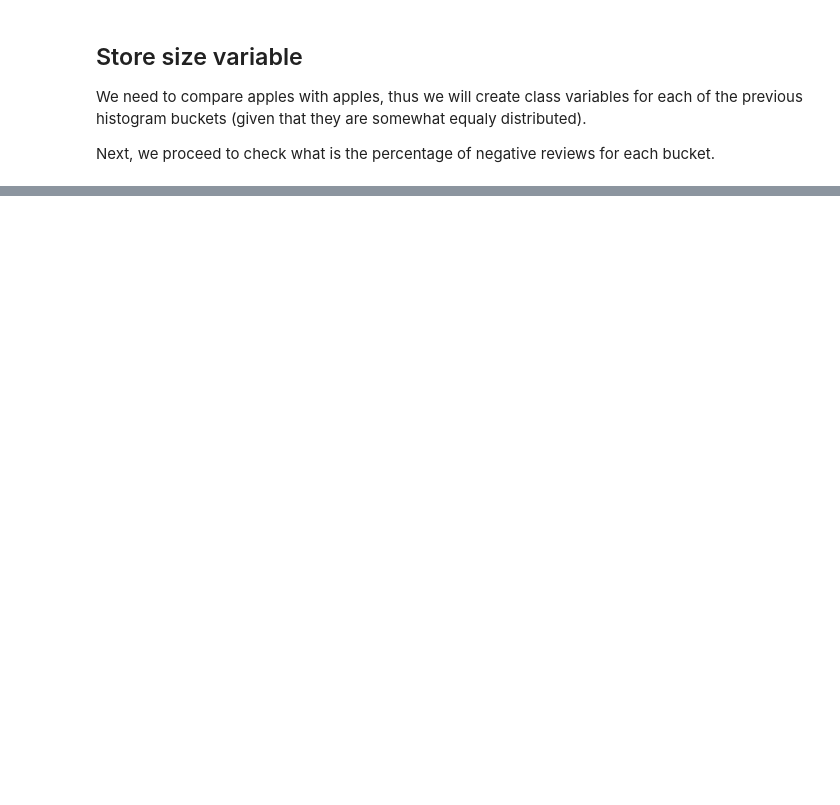
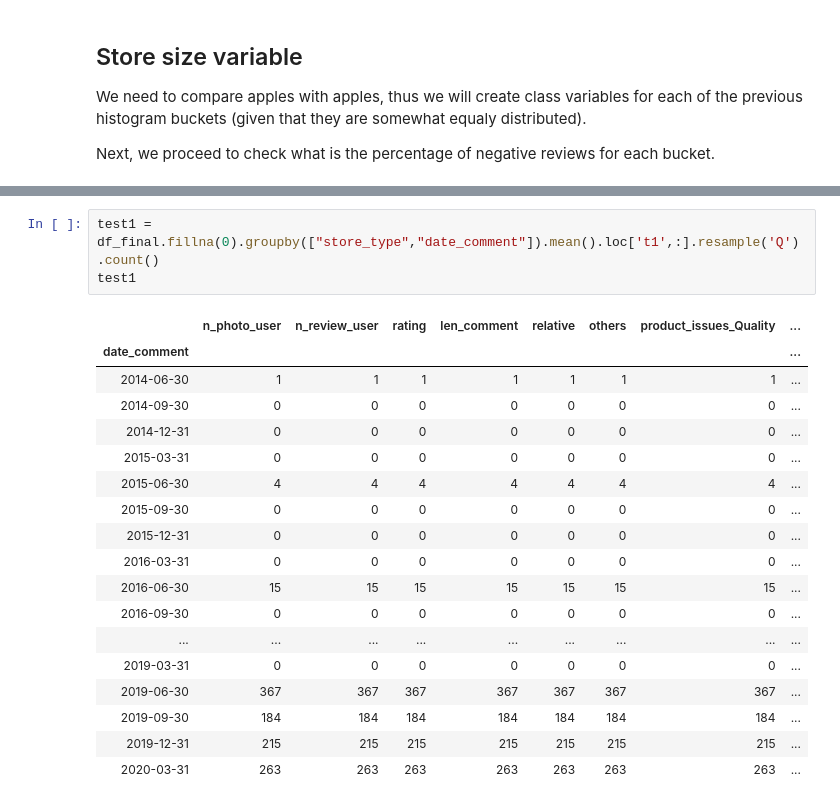
Before and after one commit to SPTime19/notebooks, a Jupyter notebook: EDA/PersistentProblems.ipynb, the cells around one changed output, grey strips where cells are left out. Cells and saved outputs as stored; diff of their text form; blank space fills up the shorter version.

```diff
--- a/EDA/PersistentProblems.ipynb
+++ b/EDA/PersistentProblems.ipynb
@@ -224,0 +230,22 @@ dff.resample('M').sum()
+# %%
+test1 = df_final.fillna(0).groupby(["store_type","date_comment"]).mean().loc['t1',:].resample('Q').count()
+test1
+# %% [output]
+|  | n_photo_user | n_review_user | rating | len_comment | relative | others | product_issues_Quality | ... |
+| date_comment |  |  |  |  |  |  |  | ... |
+| 2014-06-30 | 1 | 1 | 1 | 1 | 1 | 1 | 1 | ... |
+| 2014-09-30 | 0 | 0 | 0 | 0 | 0 | 0 | 0 | ... |
+| 2014-12-31 | 0 | 0 | 0 | 0 | 0 | 0 | 0 | ... |
+| 2015-03-31 | 0 | 0 | 0 | 0 | 0 | 0 | 0 | ... |
+| 2015-06-30 | 4 | 4 | 4 | 4 | 4 | 4 | 4 | ... |
+| 2015-09-30 | 0 | 0 | 0 | 0 | 0 | 0 | 0 | ... |
+| 2015-12-31 | 0 | 0 | 0 | 0 | 0 | 0 | 0 | ... |
+| 2016-03-31 | 0 | 0 | 0 | 0 | 0 | 0 | 0 | ... |
+| 2016-06-30 | 15 | 15 | 15 | 15 | 15 | 15 | 15 | ... |
+| 2016-09-30 | 0 | 0 | 0 | 0 | 0 | 0 | 0 | ... |
+| ... | ... | ... | ... | ... | ... | ... | ... | ... |
+| 2019-03-31 | 0 | 0 | 0 | 0 | 0 | 0 | 0 | ... |
+| 2019-06-30 | 367 | 367 | 367 | 367 | 367 | 367 | 367 | ... |
+| 2019-09-30 | 184 | 184 | 184 | 184 | 184 | 184 | 184 | ... |
+| 2019-12-31 | 215 | 215 | 215 | 215 | 215 | 215 | 215 | ... |
+| 2020-03-31 | 263 | 263 | 263 | 263 | 263 | 263 | 263 | ... |
```
Also changed, not shown: parts of 35 cells of this notebook.
